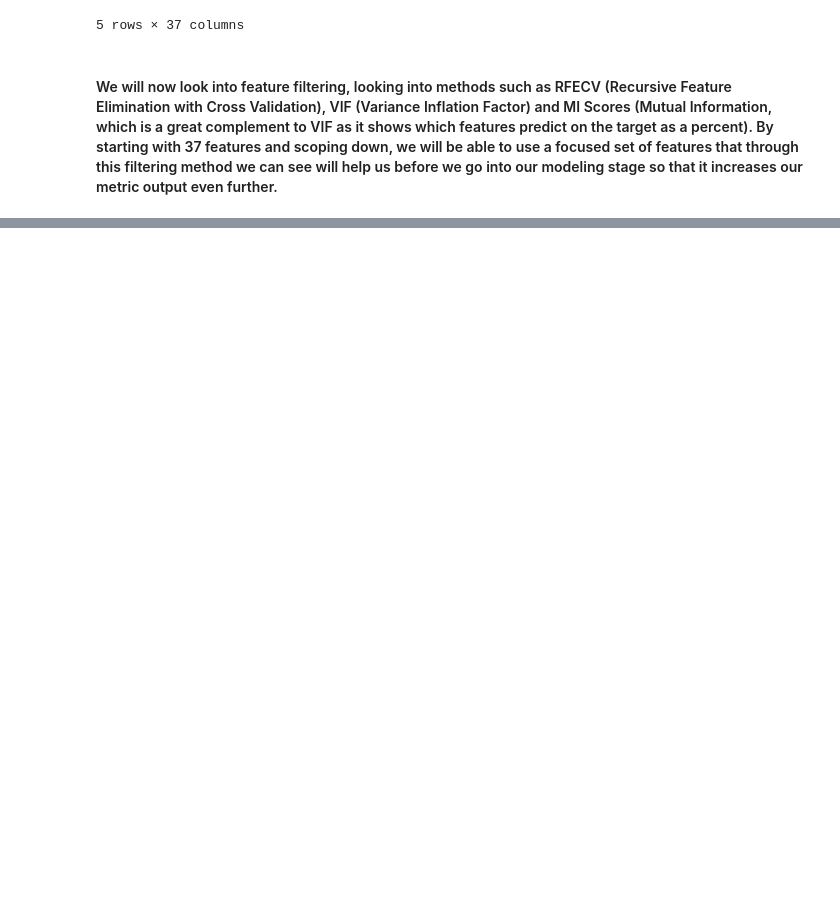
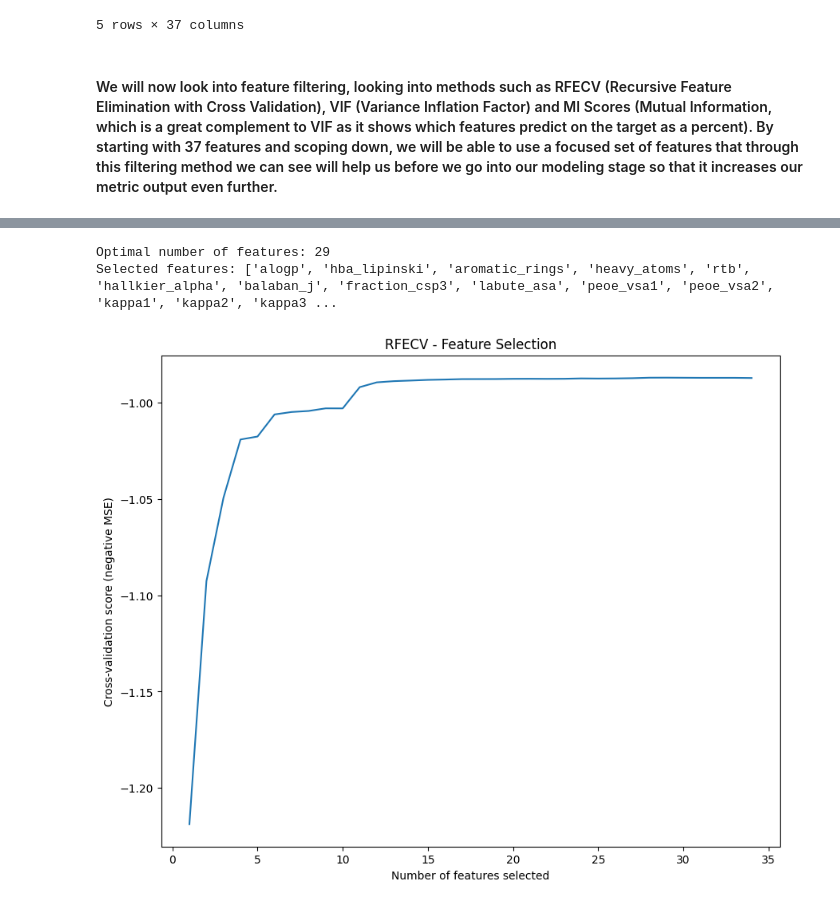
Before and after one commit to Taliwat/BioPred, a Jupyter notebook: Phase_1/Notebooks/phase_1_fe.ipynb, the cells around one changed output, grey strips where cells are left out. Saved outputs shown, nothing was run; the diff lists cells and outputs as text; code cells hidden in the pictures; blank space fills up the shorter version.

```diff
--- a/Phase_1/Notebooks/phase_1_fe.ipynb
+++ b/Phase_1/Notebooks/phase_1_fe.ipynb
@@ -177,0 +188,29 @@ feat_fil_df.head()
+# %%
+# Set up our X,y for target variables from our current dataframe
+X = feat_fil_df.drop(columns = ['min_standard_value', 'canonical_smiles', 'morgan_fingerprints']) # Drop everything but our target
+y = feat_fil_df['min_standard_value']
+
+# Define and set up a base model to use RFECV
+model_lr = LinearRegression()
+cv = KFold(n_splits=5, shuffle=True, random_state=42)
+rfecv_lr = RFECV(estimator=model_lr, step = 1, scoring = 'neg_mean_squared_error')
+
+# Fit the RFECV
+rfecv_lr.fit(X,y)
+
+# Extract the features
+selected_features_lr = X.columns[rfecv_lr.support_]
+print(f"Optimal number of features: {rfecv_lr.n_features_}")
+print(f"Selected features: {list(selected_features_lr)}")
+
+# Plot RFECV results
+plt.figure(figsize = (10,8))
+plt.xlabel("Number of features selected")
+plt.ylabel("Cross-validation score (negative MSE)")
+plt.title("RFECV - Feature Selection")
+plt.plot(range(1, len(rfecv_lr.cv_results_['mean_test_score']) + 1), rfecv_lr.cv_results_['mean_test_score'])
+plt.show()
+# %% [output]
+Optimal number of features: 29
+Selected features: ['alogp', 'hba_lipinski', 'aromatic_rings', 'heavy_atoms', 'rtb', 'hallkier_alpha', 'balaban_j', 'fraction_csp3', 'labute_asa', 'peoe_vsa1', 'peoe_vsa2', 'kappa1', 'kappa2', 'kappa3 ...
+[figure, added]
```
Also changed, not shown: parts of 4 cells of this notebook.
